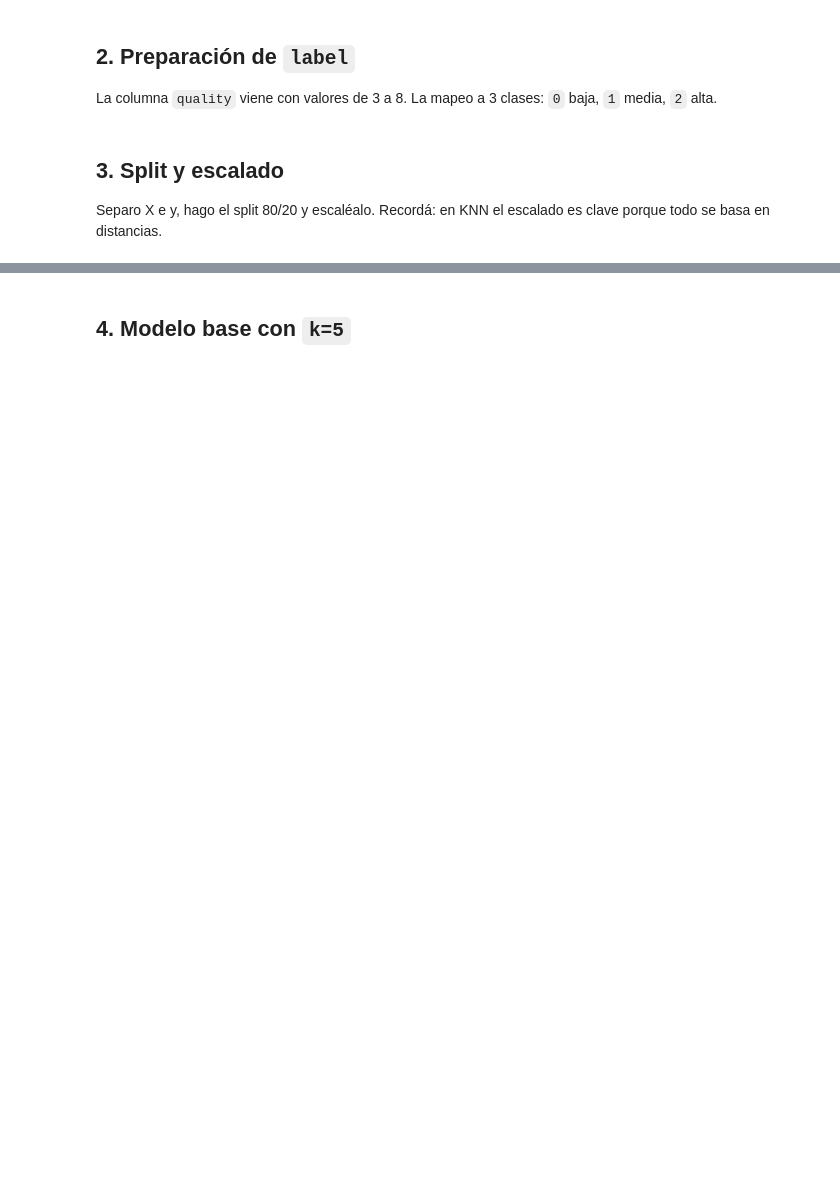
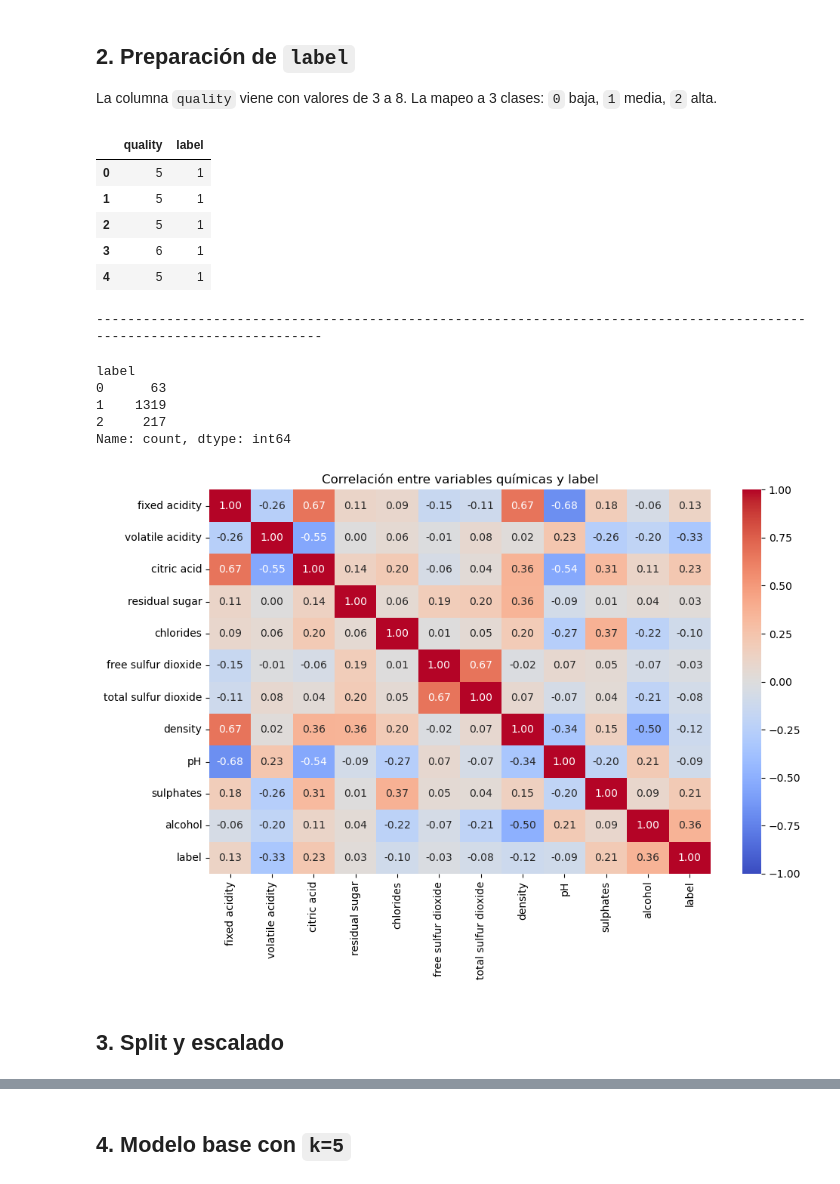
Before and after one commit to Cerco01/k-nearest-neighbors-4geeks-project, a Jupyter notebook: src/explore.ipynb, the cells around one changed output, grey strips where cells are left out. Drawn from its saved outputs; the diff is of its cells as text; code cells hidden in the pictures; blank space fills up the shorter version.

Commit message:
feat: notebook completo con modelo KNN, barrido de k, heatmap y conclusiones

```diff
--- a/src/explore.ipynb
+++ b/src/explore.ipynb
@@ -24,0 +24,13 @@ pd.set_option("display.width", 120)
+# %%
+df = pd.read_csv("../data/raw/winequality-red.csv", sep=";")
+
+print(f"Shape: {df.shape}")
+print(SEPARATOR)
+
+display(df.head())
+print(SEPARATOR)
+
+display(df.dtypes)
+print(SEPARATOR)
+
+display(df["quality"].value_counts().sort_index())
@@ -31,4 +72,0 @@ La columna `quality` viene con valores de 3 a 8. La mapeo a 3 clases: `0` baja,
-# %% [markdown]
-## 3. Split y escalado
-
-Separo X e y, hago el split 80/20 y escaléalo. Recordá: en KNN el escalado es clave porque todo se basa en distancias.
@@ -36,0 +73,46 @@ Separo X e y, hago el split 80/20 y escaléalo. Recordá: en KNN el escalado es
+# %%
+def to_label(q):
+    if q <= 4:
+        return 0  # baja
+    elif q <= 6:
+        return 1  # media
+    else:
+        return 2  # alta
+
+df["label"] = df["quality"].apply(to_label)
+
+display(df[["quality", "label"]].head())
+print(SEPARATOR)
+display(df["label"].value_counts().sort_index())
+
+corr = df.drop(columns=["quality"]).corr()
+fig, ax = plt.subplots(figsize=(10, 7))
+sns.heatmap(
+    corr,
+    annot=True,
+    fmt=".2f",
+    cmap="coolwarm",
+    center=0,
+    vmin=-1,
+    vmax=1,
+    ax=ax,
+)
+ax.set_title("Correlación entre variables químicas y label")
+plt.tight_layout()
+plt.show()
+# %% [output]
+|  | quality | label |
+| 0 | 5 | 1 |
+| 1 | 5 | 1 |
+| 2 | 5 | 1 |
+| 3 | 6 | 1 |
+| 4 | 5 | 1 |
+------------------------------------------------------------------------------------------------------------------------
+label
+0      63
+1    1319
+2     217
+Name: count, dtype: int64
+[figure, added]
+# %% [markdown]
+## 3. Split y escalado
```
Also changed, not shown: parts of 16 cells of this notebook.
